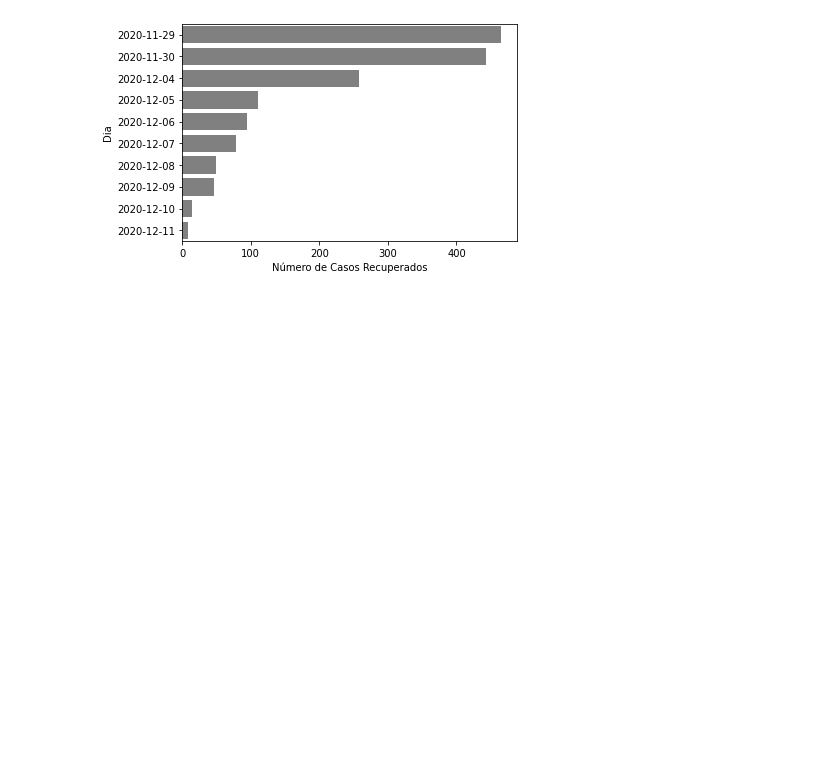
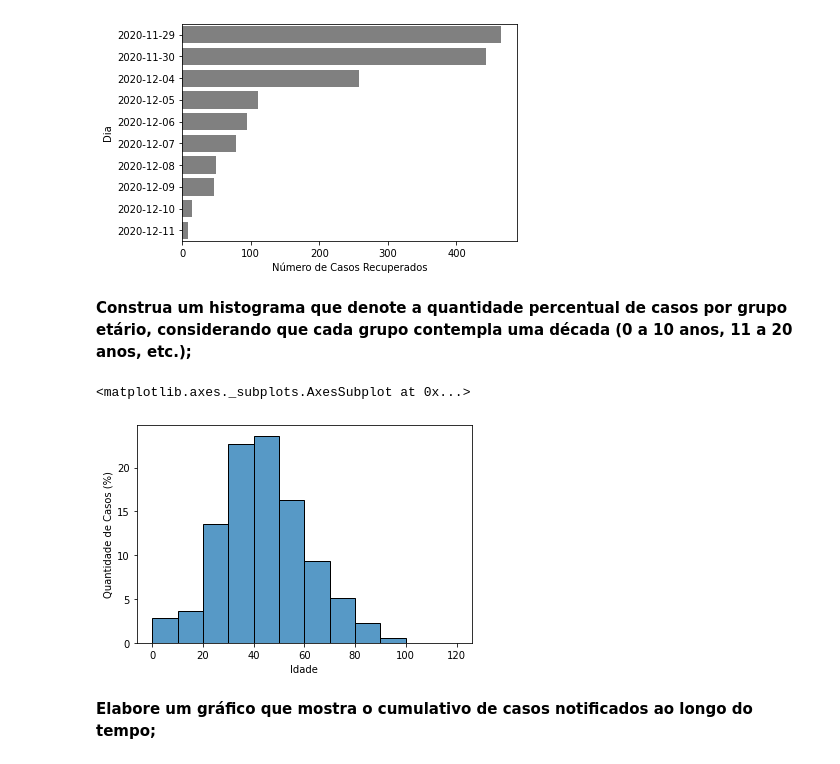
Before and after one commit to migvanderlei/rna-1-2, a Jupyter notebook: rna_covid19_manaus.ipynb, the cells around one changed output. Cells and saved outputs as stored; diff of their text form; code cells hidden in the pictures; blank space fills up the shorter version.

```diff
--- a/rna_covid19_manaus.ipynb
+++ b/rna_covid19_manaus.ipynb
@@ -356,3 +356,15 @@ sns.barplot(data=df_last_10_days, y='Dia', x="Número de Casos Recuperados", col
 # %% [output]
 <matplotlib.axes._subplots.AxesSubplot at 0x...>
 [figure]
+# %% [markdown]
+**Construa um histograma que denote a quantidade percentual de casos por grupo etário, considerando que cada grupo contempla uma década (0 a 10 anos, 11 a 20 anos, etc.);**
+# %%
+ax = sns.histplot(data=data["_idade"], stat="percent", bins = 12)
+ax.set_xlabel("Idade")
+ax.set_ylabel("Quantidade de Casos (%)")
+ax
+# %% [output]
+<matplotlib.axes._subplots.AxesSubplot at 0x...>
+[figure, added]
+# %% [markdown]
+**Elabore um gráfico que mostra o cumulativo de casos notificados ao longo do tempo;**
```
Also changed, not shown: parts of 10 cells of this notebook.
